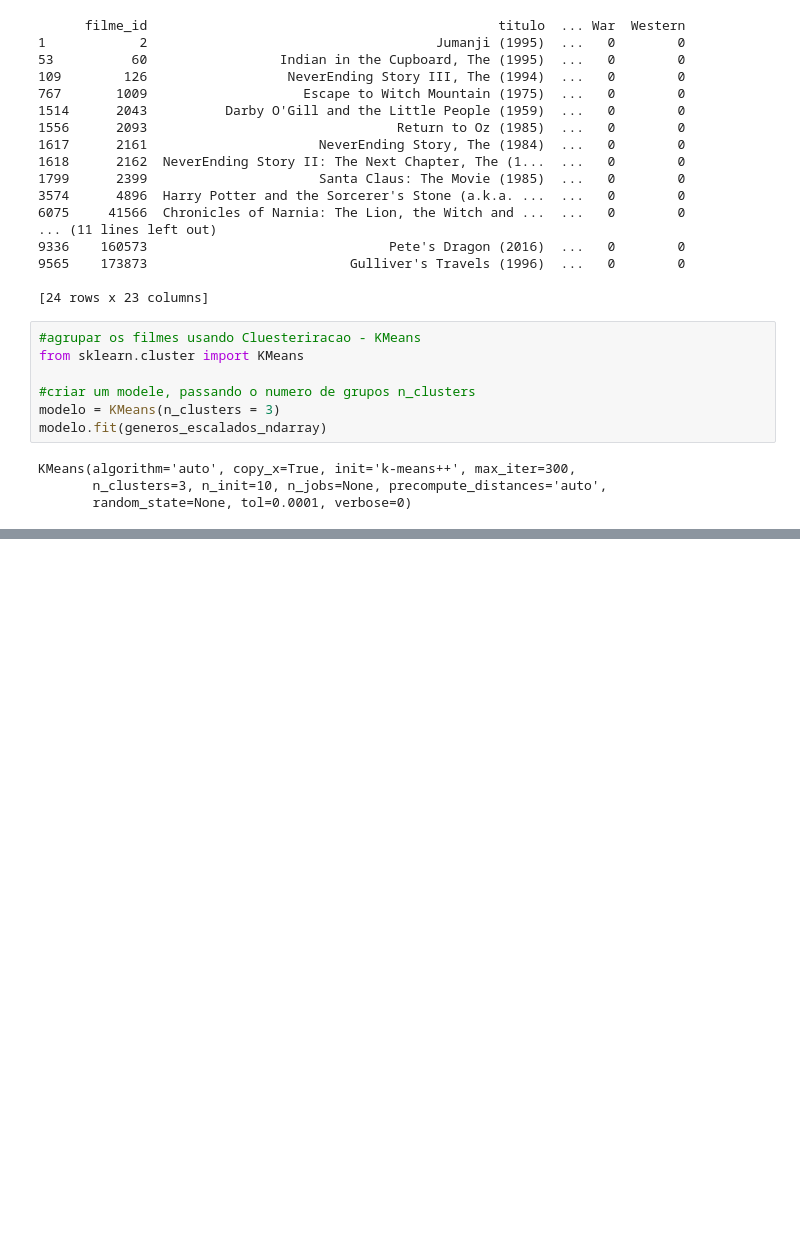
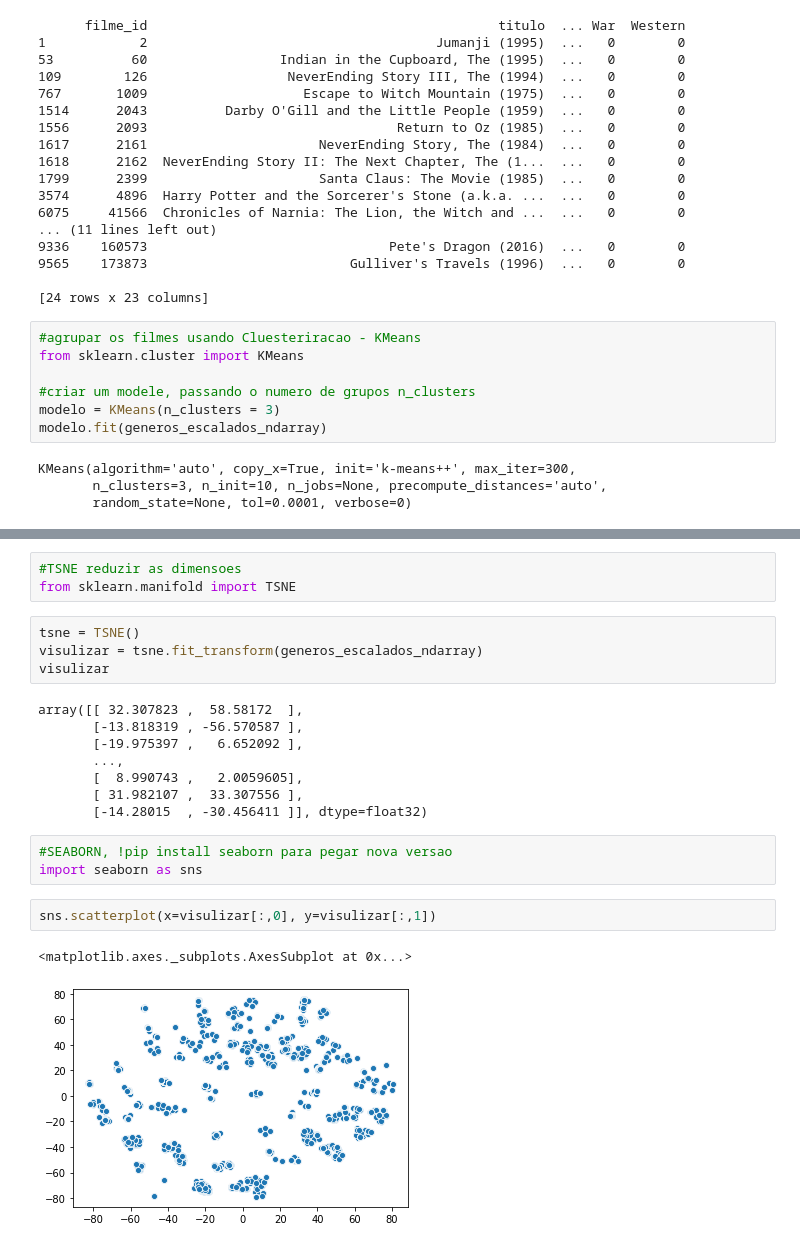
Before and after one commit to EduardoMoraesRitter/machine-learning-algoritmos-nao-supervisionados, a Jupyter notebook: 1_modelo_nao_supervisionado.ipynb, the cells around one changed output, grey strips where cells are left out. Saved outputs shown, nothing was run; the diff lists cells and outputs as text; blank space fills up the shorter version.

```diff
--- a/1_modelo_nao_supervisionado.ipynb
+++ b/1_modelo_nao_supervisionado.ipynb
@@ -315,0 +316,23 @@ dados_filmes_df[filtro].sample(10)
+# %%
+#TSNE reduzir as dimensoes
+from sklearn.manifold import TSNE
+# %%
+tsne = TSNE()
+visulizar = tsne.fit_transform(generos_escalados_ndarray)
+visulizar
+# %% [output]
+array([[ 32.307823 ,  58.58172  ],
+       [-13.818319 , -56.570587 ],
+       [-19.975397 ,   6.652092 ],
+       ...,
+       [  8.990743 ,   2.0059605],
+       [ 31.982107 ,  33.307556 ],
+       [-14.28015  , -30.456411 ]], dtype=float32)
+# %%
+#SEABORN, !pip install seaborn para pegar nova versao
+import seaborn as sns
+# %%
+sns.scatterplot(x=visulizar[:,0], y=visulizar[:,1])
+# %% [output]
+<matplotlib.axes._subplots.AxesSubplot at 0x...>
+[figure, added]
```
Also changed, not shown: parts of 9 cells of this notebook.
